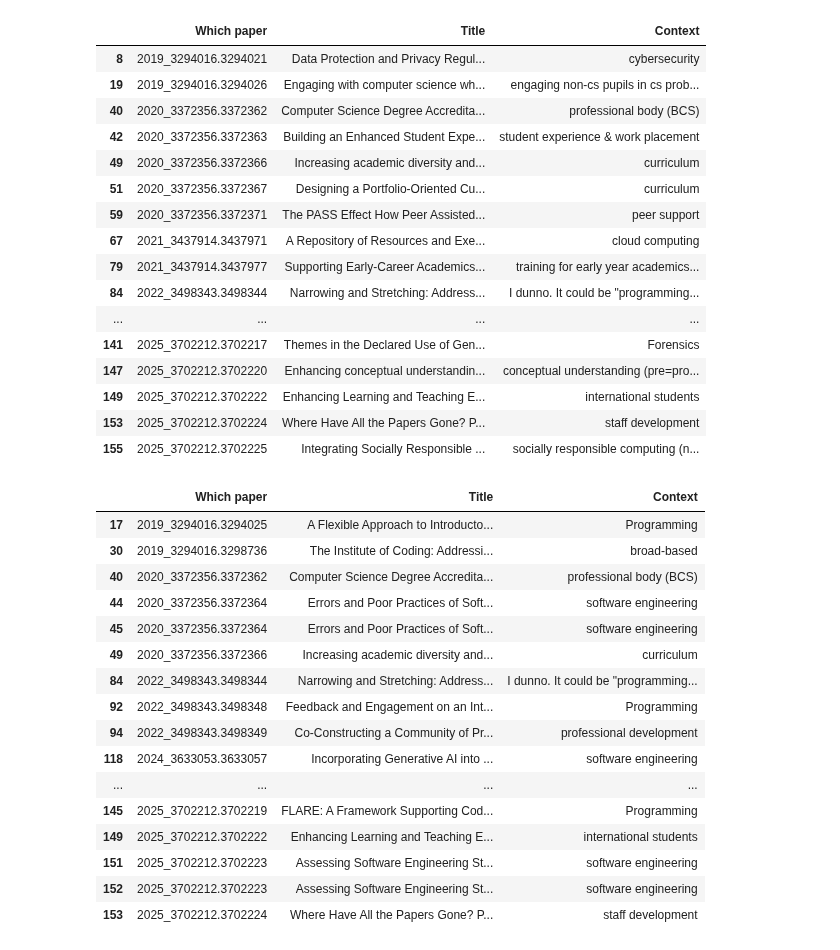
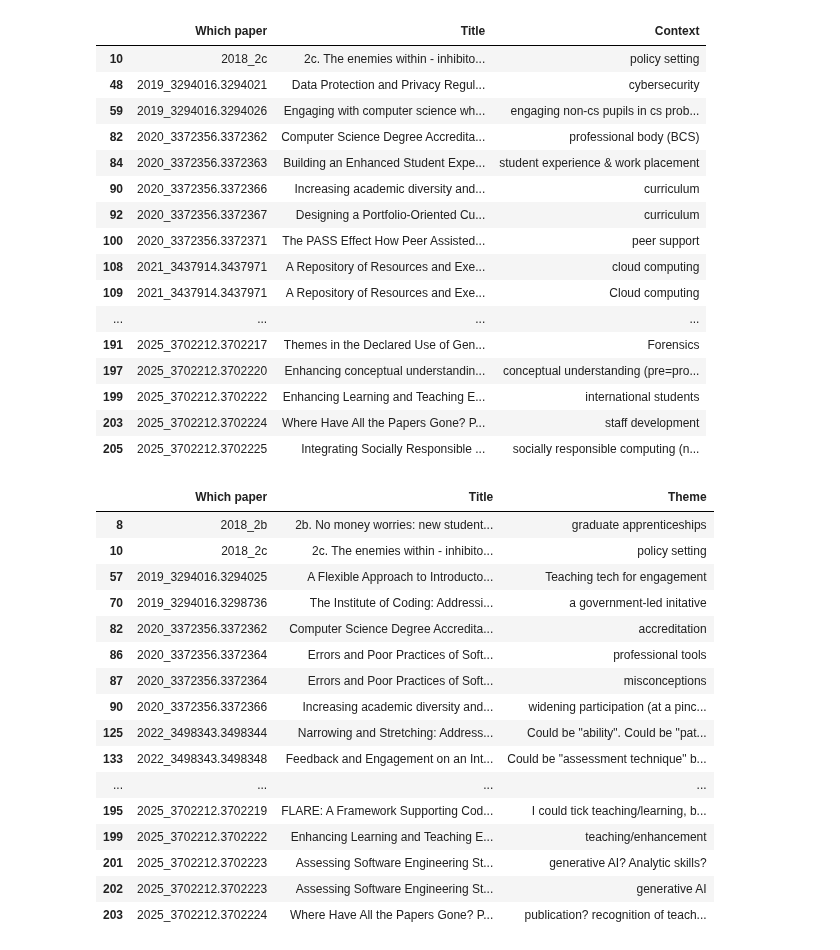
Before and after one commit to stevenaeola/CEP_Retro, a Jupyter notebook: cepIRR.ipynb, the cells around one changed output. Drawn from its saved outputs; the diff is of its cells as text; code cells hidden in the pictures.

```diff
--- a/cepIRR.ipynb
+++ b/cepIRR.ipynb
@@ -4,7 +4,7 @@ from sklearn.metrics import cohen_kappa_score
 from itertools import combinations
 # %%
 
-file_path = 'CEP paper review form (Responses) 20250618.xlsx'
+file_path = 'CEP paper review form (Responses) 20250704.xlsx'
 df = pd.read_excel(file_path)
 
 df.columns = df.columns.str.strip()
@@ -23,5 +23,7 @@ df.rename(columns={
 
 df['Year'] = df['Which paper'].astype(str).str[:4]
 
-df
+df[~df['Year'].isin(['2018','2019','2020','2021','2022','2023','2024','2025'])]
+
+df.groupby('Year').count()
 # %% [output]
@@ -41,7 +40,10 @@ df
 # %%
 # Identifying "other" values
 
-originalOptions = {"Context":
+originalOptions = {
+                    "Nature": ["Report", "Analysis", "Experiment", "Study", "Position/proposal"],
+                    "Scope": ["Subject", "Program/department", "Institution", "Many institutions", "Not applicable"],
+                    "Context":
                          ["artificial intelligence", "broad-based", "capstone project", "communication skills", "compilers", "cryptography", "data mining", "database", "data structures",  "eBusiness/eCommerce", "ethics/professionalism", "formal methods", "graphics", "groupwork", "hardware/architecture", "human-computer interaction", "information systems", "introduction to IT", "literature",  "logic", "mathematics", "multimedia", "networks", "operating systems", "postgraduate/research", "programming languages", "Programming", "robotics", "school/outreach", "security", "software engineering", "study planning", "systems analysis", "webpage development", "work experience"],
                   "Theme":
                       ["ability/aptitude/understanding", "accessibility", "assessment techniques", "assessment tools", "attitudes", "cheating & plagiarism", "competitions", "credit for prior learning", "curriculum", "educational technology", "ethics/professional issues", "gender issues", "language/culture issues", "online/distance delivery", "recruitment, progression,", "pathways", "research", "teachers", "teaching/learning techniques", "teaching/learning theories & models", "teaching/learning tools", "tutors, demonstrators, mentors"
@@ -55,43 +57,43 @@ df[df.Context_other][["Which paper","Title","Context"]].to_excel("other_contexts
 df[df.Context_other][["Which paper","Title","Context"]]
 # %% [output]
 |  | Which paper | Title | Context |
-| 8 | 2019_3294016.3294021 | Data Protection and Privacy Regul... | cybersecurity |
-| 19 | 2019_3294016.3294026 | Engaging with computer science wh... | engaging non-cs pupils in cs prob... |
-| 40 | 2020_3372356.3372362 | Computer Science Degree Accredita... | professional body (BCS) |
-| 42 | 2020_3372356.3372363 | Building an Enhanced Student Expe... | student experience & work placement |
-| 49 | 2020_3372356.3372366 | Increasing academic diversity and... | curriculum |
-| 51 | 2020_3372356.3372367 | Designing a Portfolio-Oriented Cu... | curriculum |
-| 59 | 2020_3372356.3372371 | The PASS Effect How Peer Assisted... | peer support |
-| 67 | 2021_3437914.3437971 | A Repository of Resources and Exe... | cloud computing |
-| 79 | 2021_3437914.3437977 | Supporting Early-Career Academics... | training for early year academics... |
-| 84 | 2022_3498343.3498344 | Narrowing and Stretching: Address... | I dunno. It could be "programming... |
+| 10 | 2018_2c | 2c. The enemies within - inhibito... | policy setting |
+| 48 | 2019_3294016.3294021 | Data Protection and Privacy Regul... | cybersecurity |
+| 59 | 2019_3294016.3294026 | Engaging with computer science wh... | engaging non-cs pupils in cs prob... |
+| 82 | 2020_3372356.3372362 | Computer Science Degree Accredita... | professional body (BCS) |
+| 84 | 2020_3372356.3372363 | Building an Enhanced Student Expe... | student experience & work placement |
+| 90 | 2020_3372356.3372366 | Increasing academic diversity and... | curriculum |
+| 92 | 2020_3372356.3372367 | Designing a Portfolio-Oriented Cu... | curriculum |
+| 100 | 2020_3372356.3372371 | The PASS Effect How Peer Assisted... | peer support |
+| 108 | 2021_3437914.3437971 | A Repository of Resources and Exe... | cloud computing |
+| 109 | 2021_3437914.3437971 | A Repository of Resources and Exe... | Cloud computing |
 | ... | ... | ... | ... |
-| 141 | 2025_3702212.3702217 | Themes in the Declared Use of Gen... | Forensics |
-| 147 | 2025_3702212.3702220 | Enhancing conceptual understandin... | conceptual understanding (pre=pro... |
-| 149 | 2025_3702212.3702222 | Enhancing Learning and Teaching E... | international students |
-| 153 | 2025_3702212.3702224 | Where Have All the Papers Gone? P... | staff development |
-| 155 | 2025_3702212.3702225 | Integrating Socially Responsible ... | socially responsible computing (n... |
+| 191 | 2025_3702212.3702217 | Themes in the Declared Use of Gen... | Forensics |
+| 197 | 2025_3702212.3702220 | Enhancing conceptual understandin... | conceptual understanding (pre=pro... |
+| 199 | 2025_3702212.3702222 | Enhancing Learning and Teaching E... | international students |
+| 203 | 2025_3702212.3702224 | Where Have All the Papers Gone? P... | staff development |
+| 205 | 2025_3702212.3702225 | Integrating Socially Responsible ... | socially responsible computing (n... |
 # %%
-df[df.Theme_other][["Which paper","Title","Context"]].to_excel("other_themes.xlsx")
-df[df.Theme_other][["Which paper","Title","Context"]]
+df[df.Theme_other][["Which paper","Title","Theme"]].to_excel("other_themes.xlsx")
+df[df.Theme_other][["Which paper","Title","Theme"]]
 # %% [output]
-|  | Which paper | Title | Context |
-| 17 | 2019_3294016.3294025 | A Flexible Approach to Introducto... | Programming |
-| 30 | 2019_3294016.3298736 | The Institute of Coding: Addressi... | broad-based |
-| 40 | 2020_3372356.3372362 | Computer Science Degree Accredita... | professional body (BCS) |
-| 44 | 2020_3372356.3372364 | Errors and Poor Practices of Soft... | software engineering |
-| 45 | 2020_3372356.3372364 | Errors and Poor Practices of Soft... | software engineering |
-| 49 | 2020_3372356.3372366 | Increasing academic diversity and... | curriculum |
-| 84 | 2022_3498343.3498344 | Narrowing and Stretching: Address... | I dunno. It could be "programming... |
-| 92 | 2022_3498343.3498348 | Feedback and Engagement on an Int... | Programming |
-| 94 | 2022_3498343.3498349 | Co-Constructing a Community of Pr... | professional development |
-| 118 | 2024_3633053.3633057 | Incorporating Generative AI into ... | software engineering |
+|  | Which paper | Title | Theme |
+| 8 | 2018_2b | 2b. No money worries: new student... | graduate apprenticeships |
+| 10 | 2018_2c | 2c. The enemies within - inhibito... | policy setting |
+| 57 | 2019_3294016.3294025 | A Flexible Approach to Introducto... | Teaching tech for engagement |
+| 70 | 2019_3294016.3298736 | The Institute of Coding: Addressi... | a government-led initative |
+| 82 | 2020_3372356.3372362 | Computer Science Degree Accredita... | accreditation |
+| 86 | 2020_3372356.3372364 | Errors and Poor Practices of Soft... | professional tools |
+| 87 | 2020_3372356.3372364 | Errors and Poor Practices of Soft... | misconceptions |
+| 90 | 2020_3372356.3372366 | Increasing academic diversity and... | widening participation (at a pinc... |
+| 125 | 2022_3498343.3498344 | Narrowing and Stretching: Address... | Could be "ability". Could be "pat... |
+| 133 | 2022_3498343.3498348 | Feedback and Engagement on an Int... | Could be "assessment technique" b... |
 | ... | ... | ... | ... |
-| 145 | 2025_3702212.3702219 | FLARE: A Framework Supporting Cod... | Programming |
-| 149 | 2025_3702212.3702222 | Enhancing Learning and Teaching E... | international students |
-| 151 | 2025_3702212.3702223 | Assessing Software Engineering St... | software engineering |
-| 152 | 2025_3702212.3702223 | Assessing Software Engineering St... | software engineering |
-| 153 | 2025_3702212.3702224 | Where Have All the Papers Gone? P... | staff development |
+| 195 | 2025_3702212.3702219 | FLARE: A Framework Supporting Cod... | I could tick teaching/learning, b... |
+| 199 | 2025_3702212.3702222 | Enhancing Learning and Teaching E... | teaching/enhancement |
+| 201 | 2025_3702212.3702223 | Assessing Software Engineering St... | generative AI? Analytic skills? |
+| 202 | 2025_3702212.3702223 | Assessing Software Engineering St... | generative AI |
+| 203 | 2025_3702212.3702224 | Where Have All the Papers Gone? P... | publication? recognition of teach... |
 # %%
 newOptions = {
               "Theme":
```
Also changed, not shown: parts of 6 cells of this notebook.
